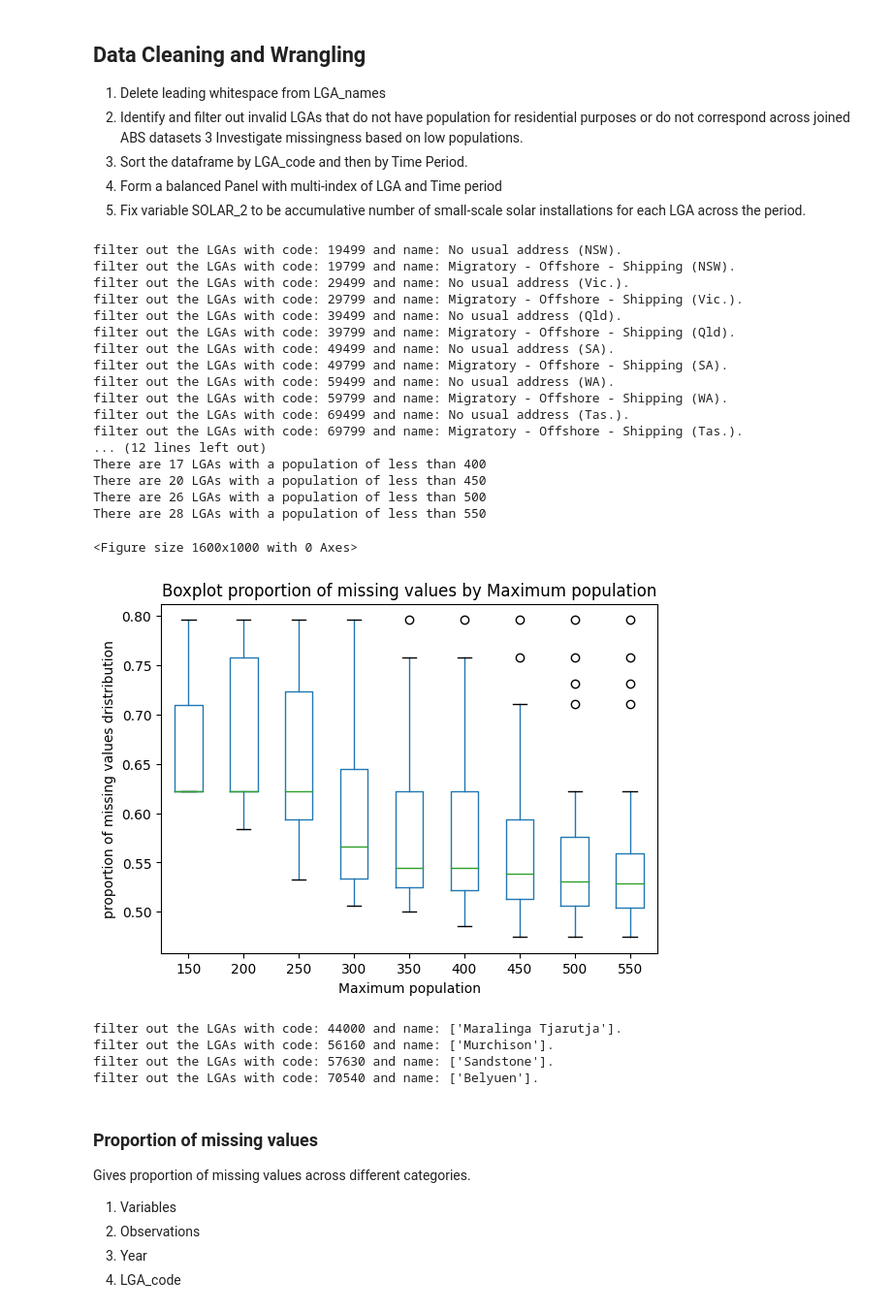
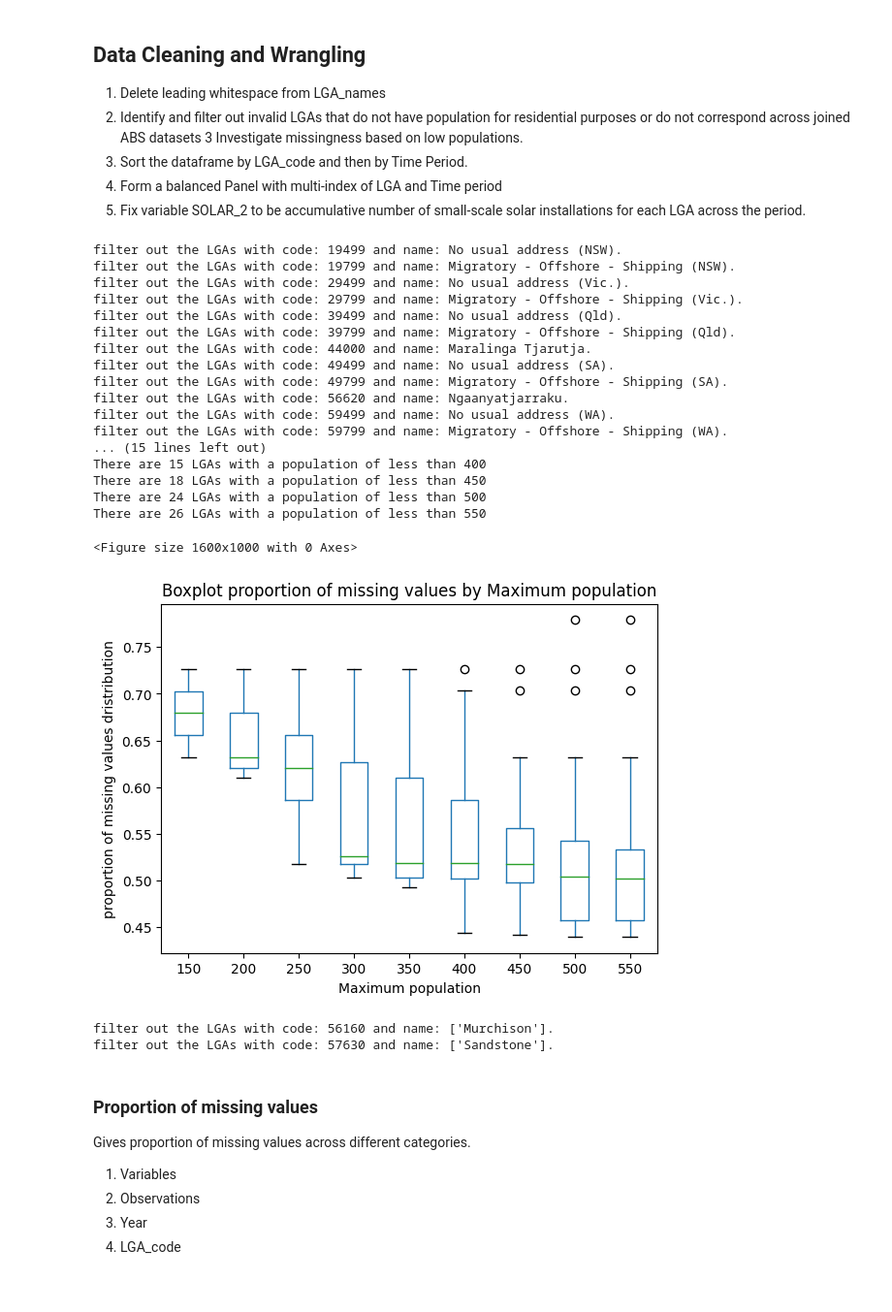
Before and after one commit to MarkStephens060482/forecasting_BEV_adoption_LGA, a Jupyter notebook: Uptake_of_Electric_Vehicles_Collating_and_Cleaning.ipynb, the cells around one changed output. Shown at 97% size. Drawn from its saved outputs; the diff is of its cells as text; code cells hidden in the pictures.

```diff
--- a/Uptake_of_Electric_Vehicles_Collating_and_Cleaning.ipynb
+++ b/Uptake_of_Electric_Vehicles_Collating_and_Cleaning.ipynb
@@ -398,7 +401,7 @@ The number of different variables are: 67
 ### Read and Inspect Dataframe
 Examine data types
 # %%
-with open(PATH +'/raw_lgadata.csv',encoding="utf-8") as dataFile:
+with open(PATH +'/raw_lgadata1.csv',encoding="utf-8") as dataFile:
   data_df = pd.read_csv(dataFile,index_col=False)
 
 with open('data_dict.pickle', 'rb') as handle:
@@ -458,7 +461,7 @@ plt.ylabel('proportion of missing values dristribution')
 plt.show()
 
 # Filter out low population LGAs from dataset
-remove_lga_pop_threshold = 170
+remove_lga_pop_threshold = 175
 remove_low_pop_lga_codes = pop_data[pop_data['OBS_VALUE'] < remove_lga_pop_threshold]['LGA_code']
 count = len(remove_low_pop_lga_codes)
 for code in remove_low_pop_lga_codes:
@@ -482,45 +485,43 @@ lgayear_df = (data_df_edit2.set_index('LGA_code',append=False)).set_index('Time_
 lgayear_df_pivot = lgayear_df.pivot(columns='Measure_code', values='OBS_VALUE')
 
 # Fix SOLAR_2 variable to be accumulative total of small-scale roof-top solar installations
 # Define a function to perform the operation
 def build_SOLAR_2(group):
   mask = group.index.get_level_values('Time_period') >= 2016
   group['SOLAR_2'] = group['SOLAR_2'].fillna(group['SOLAR_7'])
   group.loc[mask,'SOLAR_2'] = group.loc[mask, 'SOLAR_2'].cumsum()
   return group
 
 # Apply the function to each group of the level 1 index
 lgayear_df_pivot_edit = lgayear_df_pivot.groupby(level='LGA_code').apply(build_SOLAR_2)
 
 # Drop SOLAR_7 variable
 LGA_variables = lgayear_df_pivot_edit.drop(columns='SOLAR_7').reset_index(level = 1, drop = True)
 
 #save to csv
 LGA_variables.to_csv('lgayear_df_pivot_edit.csv',index = True)
 # %% [output]
 filter out the LGAs with code: 19499 and name: No usual address (NSW).
 filter out the LGAs with code: 19799 and name: Migratory - Offshore - Shipping (NSW).
 filter out the LGAs with code: 29499 and name: No usual address (Vic.).
 filter out the LGAs with code: 29799 and name: Migratory - Offshore - Shipping (Vic.).
 filter out the LGAs with code: 39499 and name: No usual address (Qld).
 filter out the LGAs with code: 39799 and name: Migratory - Offshore - Shipping (Qld).
+filter out the LGAs with code: 44000 and name: Maralinga Tjarutja.
 filter out the LGAs with code: 49499 and name: No usual address (SA).
 filter out the LGAs with code: 49799 and name: Migratory - Offshore - Shipping (SA).
+filter out the LGAs with code: 56620 and name: Ngaanyatjarraku.
 filter out the LGAs with code: 59499 and name: No usual address (WA).
 filter out the LGAs with code: 59799 and name: Migratory - Offshore - Shipping (WA).
-filter out the LGAs with code: 69499 and name: No usual address (Tas.).
-filter out the LGAs with code: 69799 and name: Migratory - Offshore - Shipping (Tas.).
-... (12 lines left out)
-There are 17 LGAs with a population of less than 400
-There are 20 LGAs with a population of less than 450
-There are 26 LGAs with a population of less than 500
-There are 28 LGAs with a population of less than 550
+... (15 lines left out)
+There are 15 LGAs with a population of less than 400
+There are 18 LGAs with a population of less than 450
+There are 24 LGAs with a population of less than 500
+There are 26 LGAs with a population of less than 550
 <Figure size 1600x1000 with 0 Axes>
-[figure, old version]
+[figure, new version]
-filter out the LGAs with code: 44000 and name: ['Maralinga Tjarutja'].
 filter out the LGAs with code: 56160 and name: ['Murchison'].
 filter out the LGAs with code: 57630 and name: ['Sandstone'].
-filter out the LGAs with code: 70540 and name: ['Belyuen'].
 # %% [markdown]
 ### Proportion of missing values
 Gives proportion of missing values across different categories.
```
Also changed, not shown: parts of 29 cells of this notebook.
